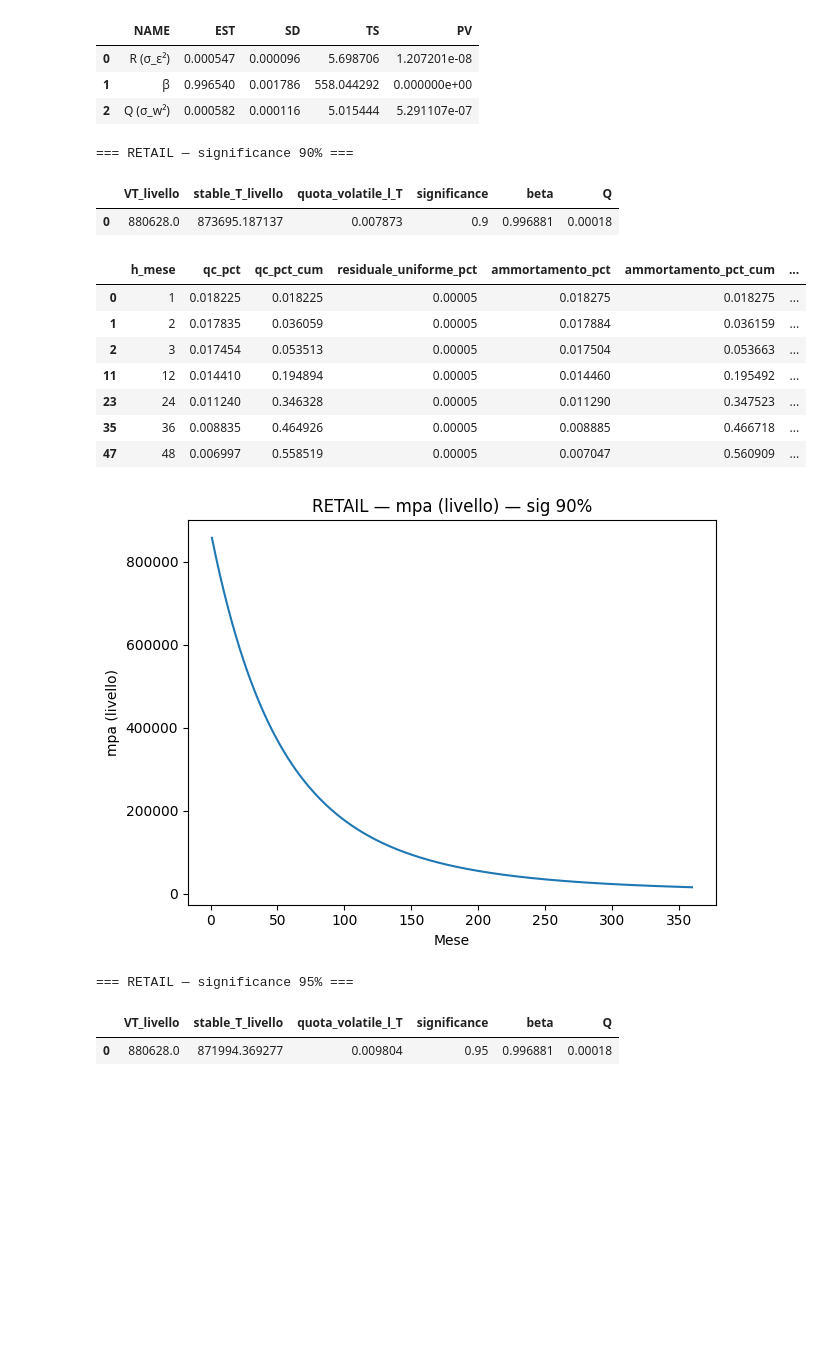
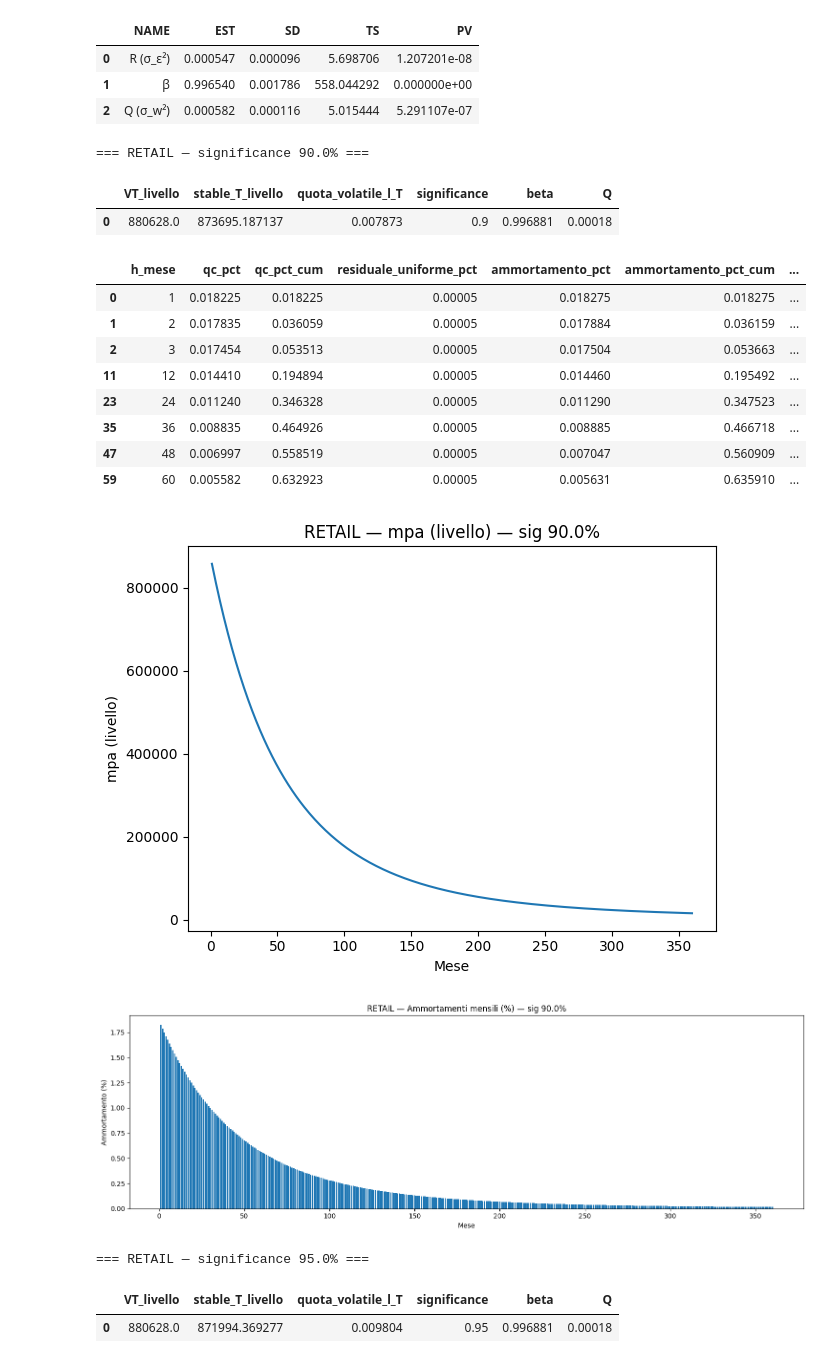
Before and after one commit to paperpills6/Modello-Comportamentale-NMD, a Jupyter notebook: Modello Volumi/Modello_Volumi.ipynb, the cells around one changed output. Drawn from its saved outputs; the diff is of its cells as text; code cells hidden in the pictures; blank space fills up the shorter version.

```diff
--- a/Modello Volumi/Modello_Volumi.ipynb
+++ b/Modello Volumi/Modello_Volumi.ipynb
@@ -603,9 +603,9 @@ def stable_volatile_and_mpa(v_log: np.ndarray,
 
 # --- Parametri e run ---
 HOLDING_PERIOD = 360
-SIGNIFICANCES = (0.9,0.95) #(0.90, 0.95, 0.99)
+SIGNIFICANCES = (0.9,0.95,0.99,0.999) #(0.90, 0.95, 0.99)
 
-def run_step4_for(series_name, step2_df, res,show_months=(1, 2, 3, 12, 24, 36, 48)):
+def run_step4_for(series_name, step2_df, res,show_months=(1, 2, 3, 12, 24, 36, 48,60)):
     v_log = step2_df["v_log"].values.astype(float)
     xs = res.xs
     Ps = res.Ps
@@ -625,8 +625,8 @@ def run_step4_for(series_name, step2_df, res,show_months=(1, 2, 3, 12, 24, 36, 4
         )
         outputs[sig] = {"summary": summary, "schedule": schedule}
 
-        # Mostra un estratto utile (primi 12 mesi)
-        print(f"\n=== {series_name} — significance {int(sig*100)}% ===")
+
+        print(f"\n=== {series_name} — significance {(sig*100)}% ===")
         display(summary)
 
          # Filtro delle righe richieste, rispettando l'ordine in show_months
@@ -636,37 +636,47 @@ def run_step4_for(series_name, step2_df, res,show_months=(1, 2, 3, 12, 24, 36, 4
             sel = schedule[schedule["h_mese"].isin(valid_months)].copy()
             # preserva l'ordine richiesto dall'utente
             sel["__ord__"] = pd.Categorical(sel["h_mese"], categories=valid_months, ordered=True)
             sel = sel.sort_values("__ord__").drop(columns="__ord__")
             display(sel)
         else:
             # fallback: se la lista è vuota o fuori orizzonte, mostra i primi 10 mesi
             display(schedule.head(10))
 
         # Grafico rapido del profilo mpa (livello)
         plt.figure()
         plt.plot(schedule["h_mese"], schedule["mpa_livello"])
-        plt.title(f"{series_name} — mpa (livello) — sig {int(sig*100)}%")
+        plt.title(f"{series_name} — mpa (livello) — sig {(sig*100)}%")
         plt.xlabel("Mese"); plt.ylabel("mpa (livello)")
+        plt.tight_layout(); plt.show()
+
+        # Barplot degli ammortamenti mensili
+        plt.figure(figsize=(15, 5))
+        plt.bar(schedule["h_mese"], schedule["ammortamento_pct"] * 100)
+        plt.title(f"{series_name} — Ammortamenti mensili (%) — sig {(sig*100)}%")
+        plt.xlabel("Mese")
+        plt.ylabel("Ammortamento (%)")
         plt.tight_layout(); plt.show()
 
     return outputs
 
 retail_step4 = run_step4_for("RETAIL", retail_step2, retail_res)
 corporate_step4 = run_step4_for("CORPORATE", corporate_step2, corporate_res)
 # %% [output]
-=== RETAIL — significance 90% ===
+=== RETAIL — significance 90.0% ===
 |  | VT_livello | stable_T_livello | quota_volatile_l_T | significance | beta | Q |
 | 0 | 880628.0 | 873695.187137 | 0.007873 | 0.9 | 0.996881 | 0.00018 |
 |  | h_mese | qc_pct | qc_pct_cum | residuale_uniforme_pct | ammortamento_pct | ammortamento_pct_cum | ... |
 | 0 | 1 | 0.018225 | 0.018225 | 0.00005 | 0.018275 | 0.018275 | ... |
 | 1 | 2 | 0.017835 | 0.036059 | 0.00005 | 0.017884 | 0.036159 | ... |
 | 2 | 3 | 0.017454 | 0.053513 | 0.00005 | 0.017504 | 0.053663 | ... |
 | 11 | 12 | 0.014410 | 0.194894 | 0.00005 | 0.014460 | 0.195492 | ... |
 | 23 | 24 | 0.011240 | 0.346328 | 0.00005 | 0.011290 | 0.347523 | ... |
 | 35 | 36 | 0.008835 | 0.464926 | 0.00005 | 0.008885 | 0.466718 | ... |
 | 47 | 48 | 0.006997 | 0.558519 | 0.00005 | 0.007047 | 0.560909 | ... |
+| 59 | 60 | 0.005582 | 0.632923 | 0.00005 | 0.005631 | 0.635910 | ... |
-[figure, old version]
+[figure, new version]
+[figure, new version]
-=== RETAIL — significance 95% ===
+=== RETAIL — significance 95.0% ===
 |  | VT_livello | stable_T_livello | quota_volatile_l_T | significance | beta | Q |
 | 0 | 880628.0 | 871994.369277 | 0.009804 | 0.95 | 0.996881 | 0.00018 |
 |  | h_mese | qc_pct | qc_pct_cum | residuale_uniforme_pct | ammortamento_pct | ammortamento_pct_cum | ... |
```
Also changed, not shown: parts of 2 cells of this notebook.
